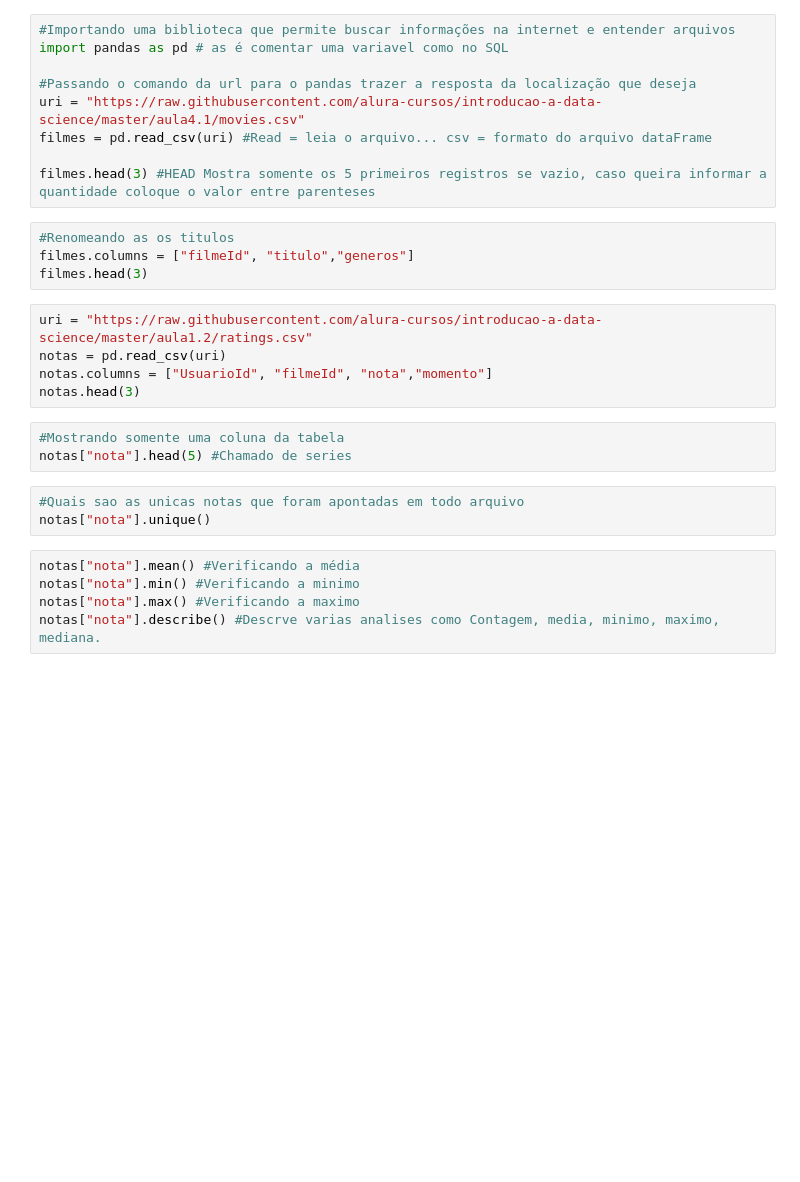
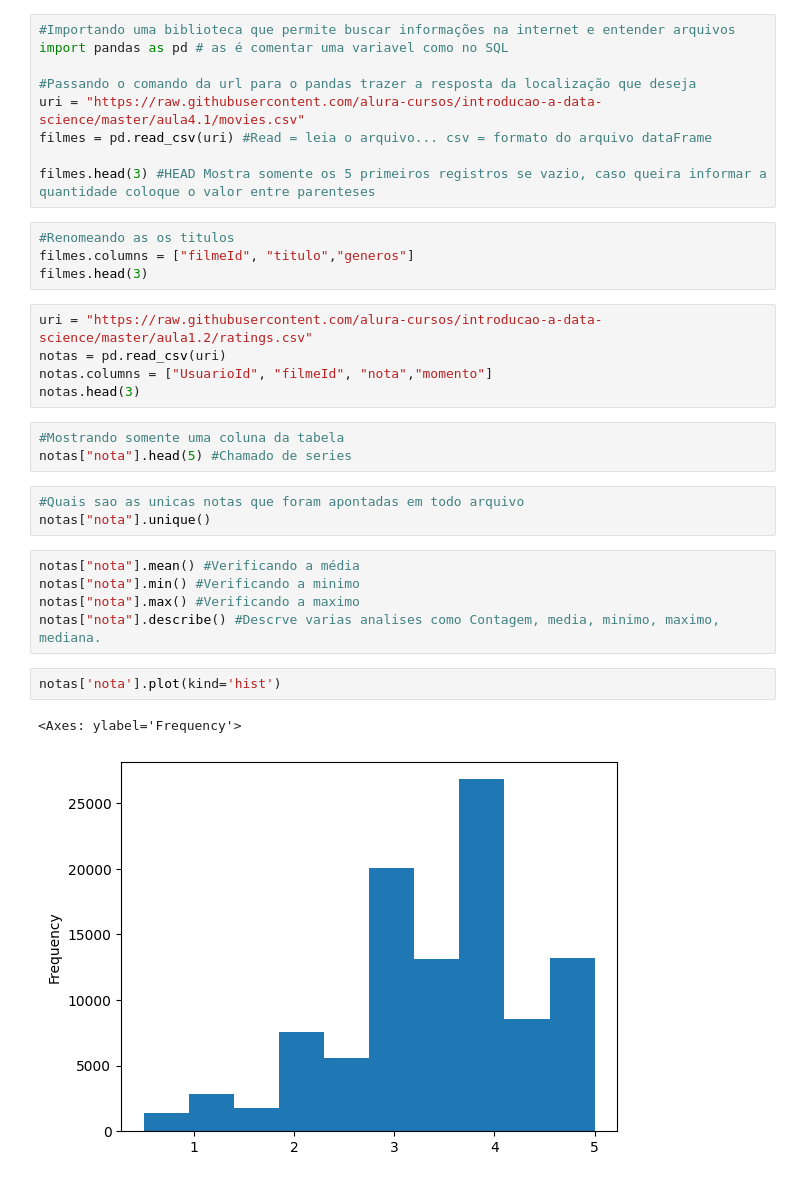
Before and after one commit to LuanPanini/Calculadora, a Jupyter notebook: Data_Science_Aula.ipynb, the cells around one changed output. Drawn from its saved outputs; the diff is of its cells as text; blank space fills up the shorter version.

```diff
--- a/Data_Science_Aula.ipynb
+++ b/Data_Science_Aula.ipynb
@@ -29,3 +29,8 @@ notas["nota"].mean() #Verificando a média
 notas["nota"].min() #Verificando a minimo
 notas["nota"].max() #Verificando a maximo
 notas["nota"].describe() #Descrve varias analises como Contagem, media, minimo, maximo, mediana.
+# %%
+notas['nota'].plot(kind='hist')
+# %% [output]
+<Axes: ylabel='Frequency'>
+[figure, added]
```
Also changed, not shown: parts of 1 cell of this notebook.
